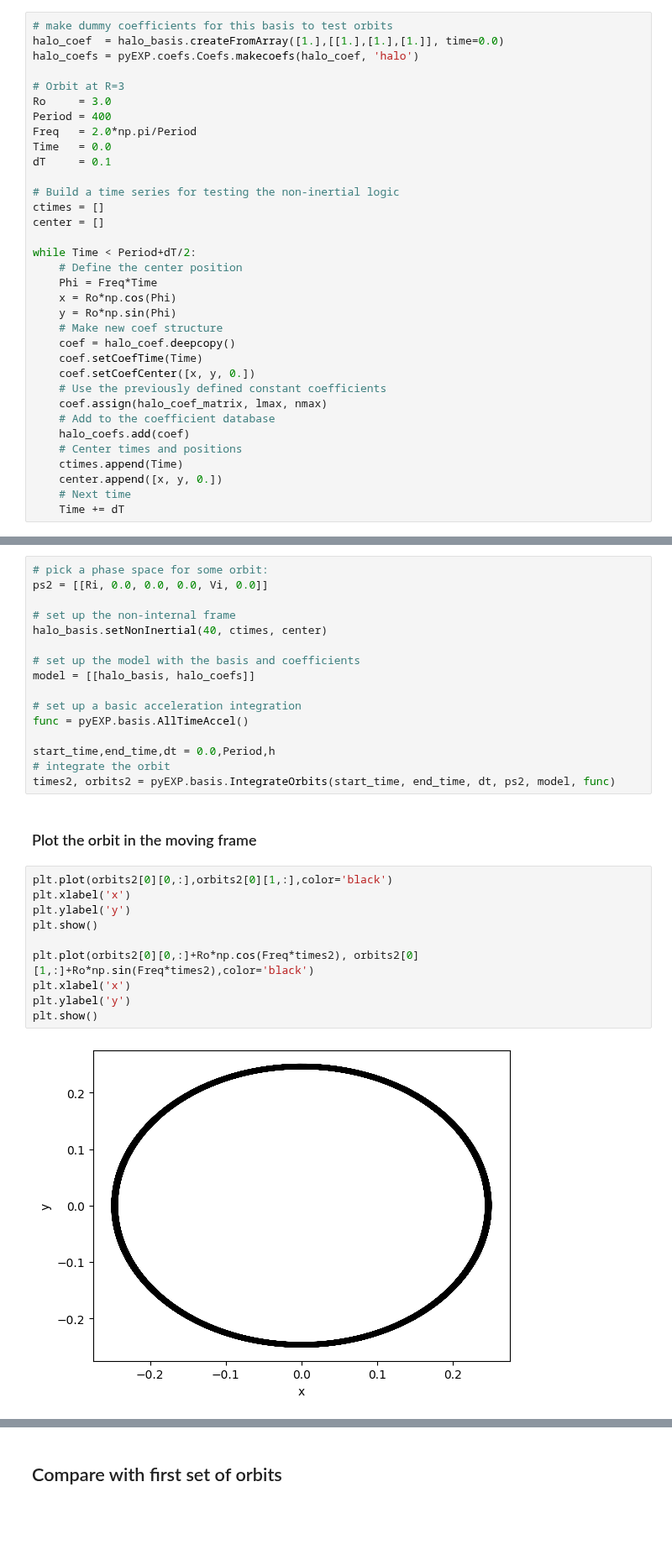
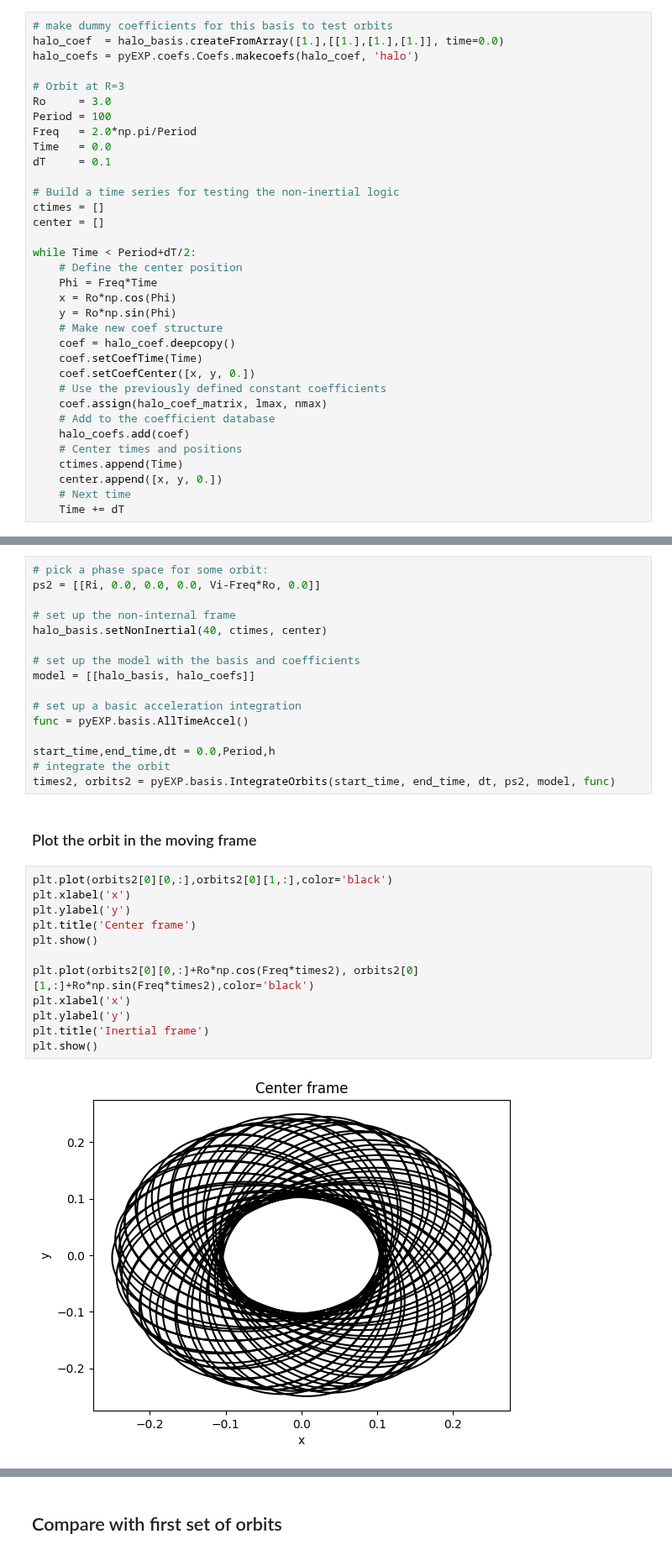
Before and after one commit to EXP-code/pyEXP-examples, a Jupyter notebook: How-To/Recipes/Orbits/OrbitingFrame.ipynb, the cells around one changed output, grey strips where cells are left out. Shown at 84% size. Drawn from its saved outputs; the diff is of its cells as text; blank space fills up the shorter version.

```diff
--- a/How-To/Recipes/Orbits/OrbitingFrame.ipynb
+++ b/How-To/Recipes/Orbits/OrbitingFrame.ipynb
@@ -66,7 +66,7 @@ halo_coefs = pyEXP.coefs.Coefs.makecoefs(halo_coef, 'halo')
 
 # Orbit at R=3
 Ro     = 3.0
-Period = 400
+Period = 100
 Freq   = 2.0*np.pi/Period
 Time   = 0.0
 dT     = 0.1
@@ -129,7 +137,7 @@ Text(0, 0.5, 'y')
 ## We can now use the same coefficient set to test the orbits in the non-inertial frame
 # %%
 # pick a phase space for some orbit:
-ps2 = [[Ri, 0.0, 0.0, 0.0, Vi, 0.0]]
+ps2 = [[Ri, 0.0, 0.0, 0.0, Vi-Freq*Ro, 0.0]]
 
 # set up the non-internal frame
 halo_basis.setNonInertial(40, ctimes, center)
@@ -148,12 +156,14 @@ times2, orbits2 = pyEXP.basis.IntegrateOrbits(start_time, end_time, dt, ps2, mod
 # %%
 plt.plot(orbits2[0][0,:],orbits2[0][1,:],color='black')
 plt.xlabel('x')
 plt.ylabel('y')
+plt.title('Center frame')
 plt.show()
 
 plt.plot(orbits2[0][0,:]+Ro*np.cos(Freq*times2), orbits2[0][1,:]+Ro*np.sin(Freq*times2),color='black')
 plt.xlabel('x')
 plt.ylabel('y')
+plt.title('Inertial frame')
 plt.show()
 # %% [output]
-[figure, old version]
+[figure, new version]
```
Also changed, not shown: parts of 6 cells of this notebook.
